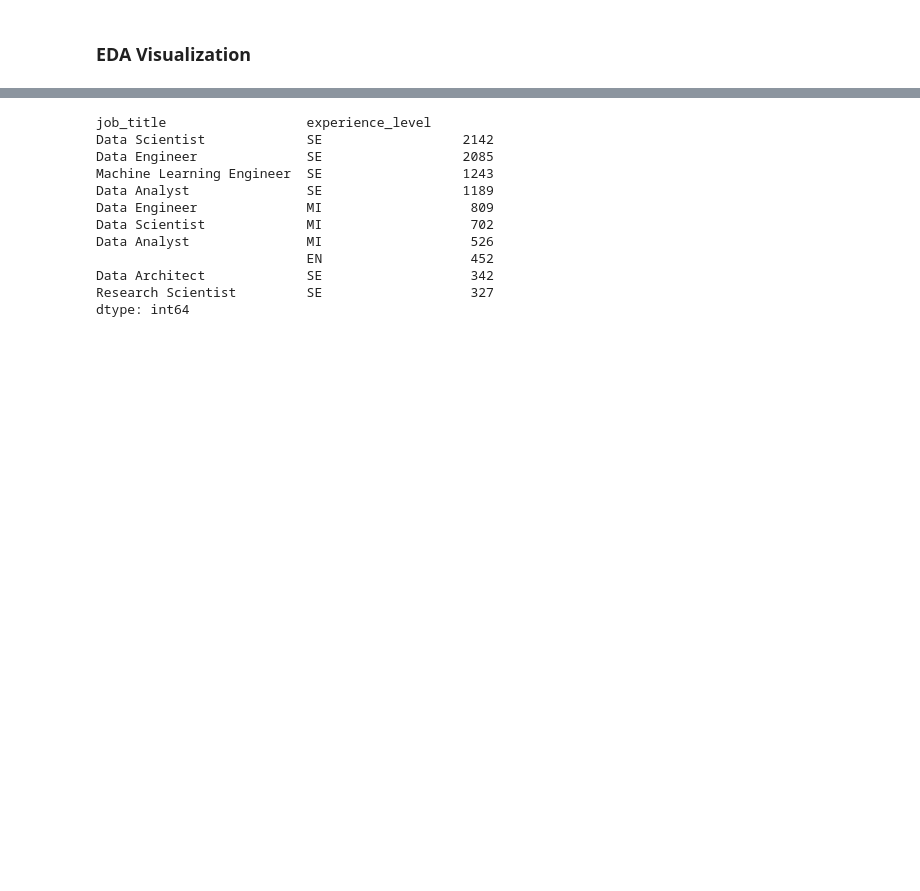
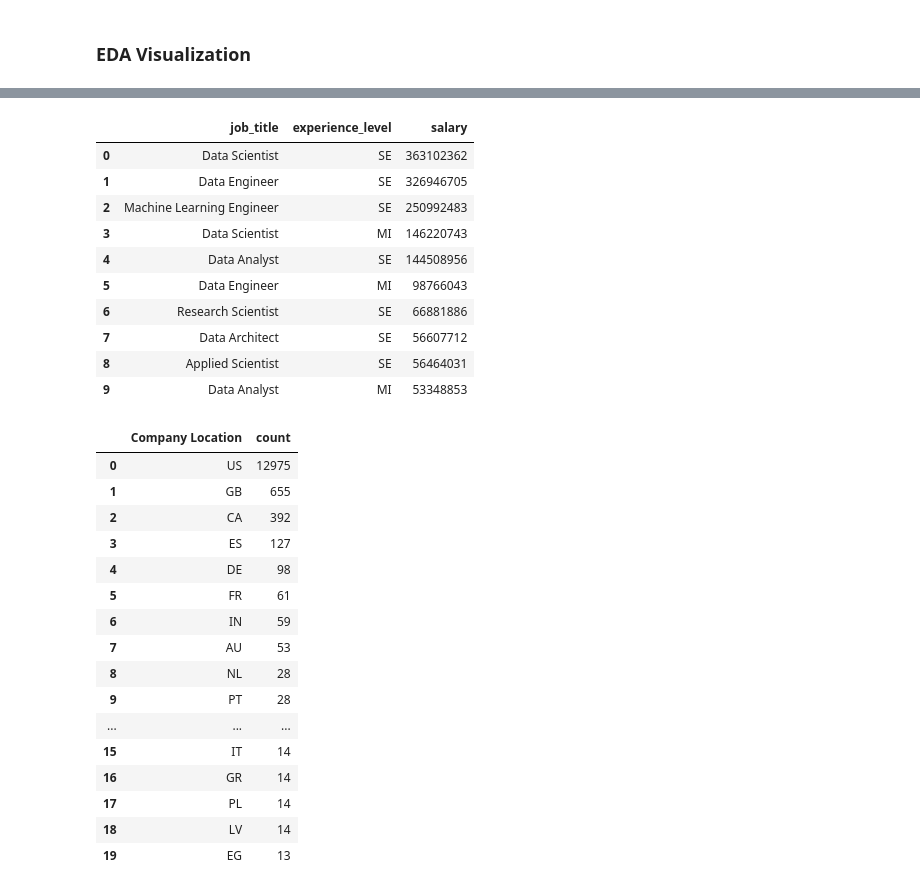
Before and after one commit to rjmorales456/Streamlit, a Jupyter notebook: Job_salaries/job_salaries.ipynb, the cells around one changed output, grey strips where cells are left out. Saved outputs shown, nothing was run; the diff lists cells and outputs as text; code cells hidden in the pictures; blank space fills up the shorter version.

```diff
--- a/Job_salaries/job_salaries.ipynb
+++ b/Job_salaries/job_salaries.ipynb
@@ -171,17 +191,17 @@ fig.show()
 # %%
-# Work Title and Experience Level
-title_experience = job_salaries.groupby(['job_title','experience_level']).size().nlargest(10)
-title_experience
+# Work Title and Experience Level by Salary
+title_experience = job_salaries.groupby(['job_title','experience_level'])['salary'].sum().nlargest(10)
+top_title_experience_df = title_experience.reset_index()
+top_title_experience_df
 # %% [output]
-job_title                  experience_level
-Data Scientist             SE                  2142
-Data Engineer              SE                  2085
-Machine Learning Engineer  SE                  1243
-Data Analyst               SE                  1189
-Data Engineer              MI                   809
-Data Scientist             MI                   702
-Data Analyst               MI                   526
-                           EN                   452
-Data Architect             SE                   342
-Research Scientist         SE                   327
-dtype: int64
+|  | job_title | experience_level | salary |
+| 0 | Data Scientist | SE | 363102362 |
+| 1 | Data Engineer | SE | 326946705 |
+| 2 | Machine Learning Engineer | SE | 250992483 |
+| 3 | Data Scientist | MI | 146220743 |
+| 4 | Data Analyst | SE | 144508956 |
+| 5 | Data Engineer | MI | 98766043 |
+| 6 | Research Scientist | SE | 66881886 |
+| 7 | Data Architect | SE | 56607712 |
+| 8 | Applied Scientist | SE | 56464031 |
+| 9 | Data Analyst | MI | 53348853 |
@@ -187,0 +228,26 @@ dtype: int64
+# %%
+# Highest Company Lovation
+
+company_location = job_salaries['company_location'].value_counts()
+
+company_location_df = company_location.reset_index()
+company_location_df.columns = ['Company Location', 'count']
+company_location_df.head(20)
+# %% [output]
+|  | Company Location | count |
+| 0 | US | 12975 |
+| 1 | GB | 655 |
+| 2 | CA | 392 |
+| 3 | ES | 127 |
+| 4 | DE | 98 |
+| 5 | FR | 61 |
+| 6 | IN | 59 |
+| 7 | AU | 53 |
+| 8 | NL | 28 |
+| 9 | PT | 28 |
+| ... | ... | ... |
+| 15 | IT | 14 |
+| 16 | GR | 14 |
+| 17 | PL | 14 |
+| 18 | LV | 14 |
+| 19 | EG | 13 |
```
Also changed, not shown: parts of 6 cells of this notebook, 1 other file.
